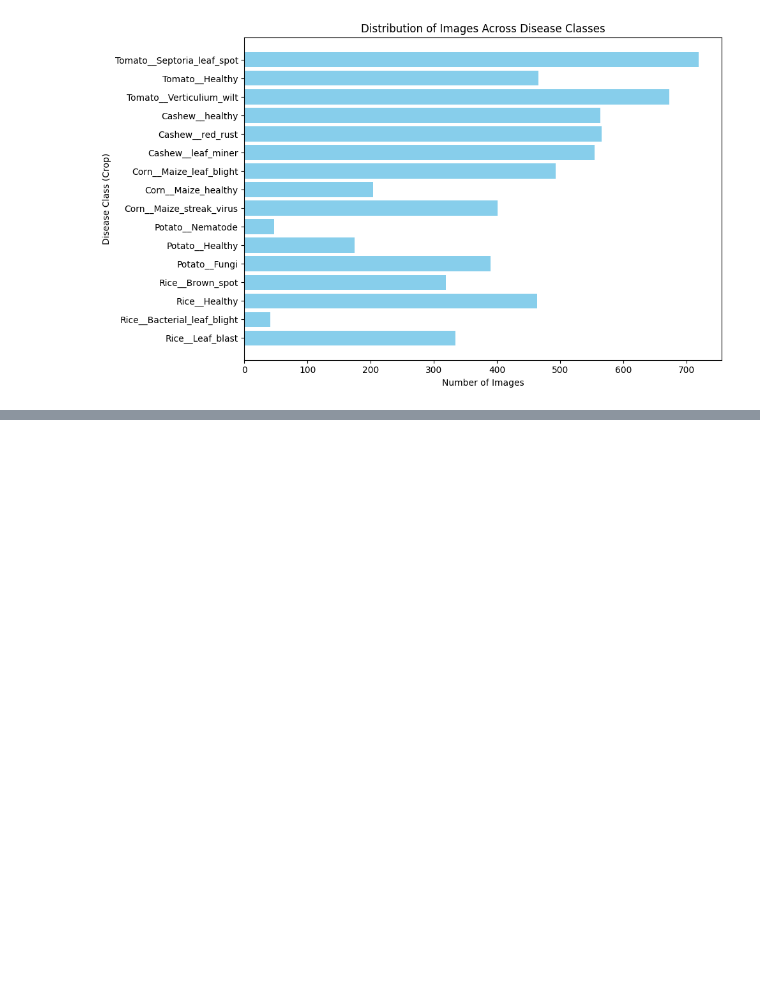
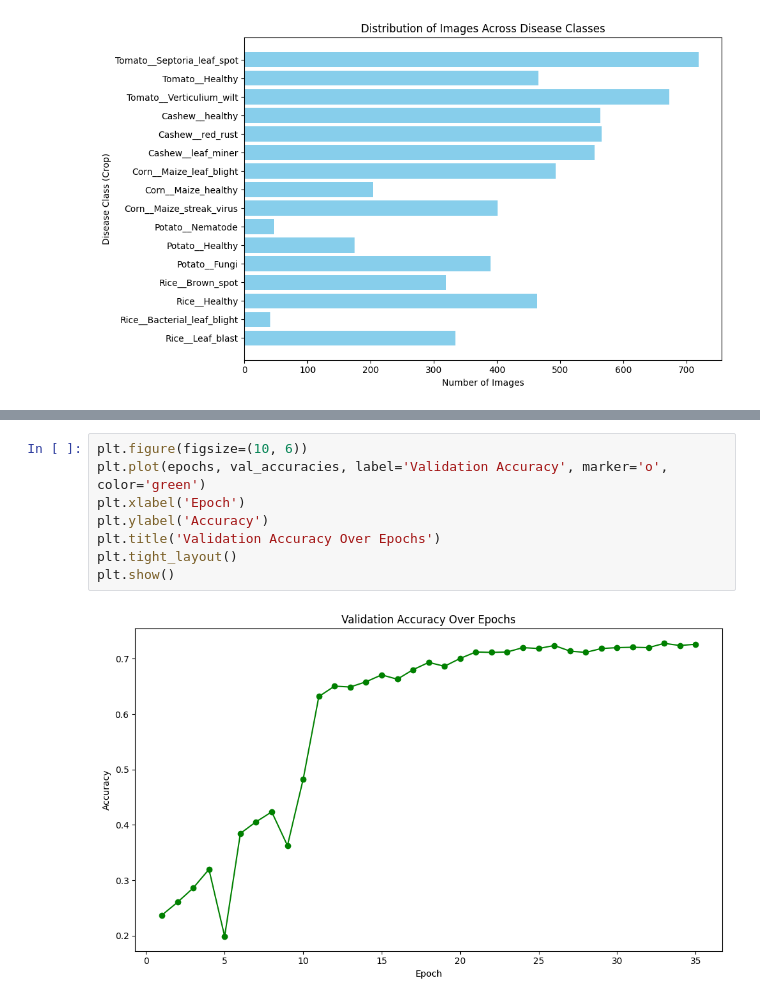
Before and after one commit to RizStillLearning/multicrop_disease_classification, a Jupyter notebook: visualization.ipynb, the cells around one changed output, grey strips where cells are left out. Cells and saved outputs as stored; diff of their text form; blank space fills up the shorter version.

```diff
--- a/visualization.ipynb
+++ b/visualization.ipynb
@@ -33,0 +61,10 @@ plt.show()
+# %%
+plt.figure(figsize=(10, 6))
+plt.plot(epochs, val_accuracies, label='Validation Accuracy', marker='o', color='green')
+plt.xlabel('Epoch')
+plt.ylabel('Accuracy')
+plt.title('Validation Accuracy Over Epochs')
+plt.tight_layout()
+plt.show()
+# %% [output]
+[figure, added]
```
Also changed, not shown: parts of 2 cells of this notebook.
